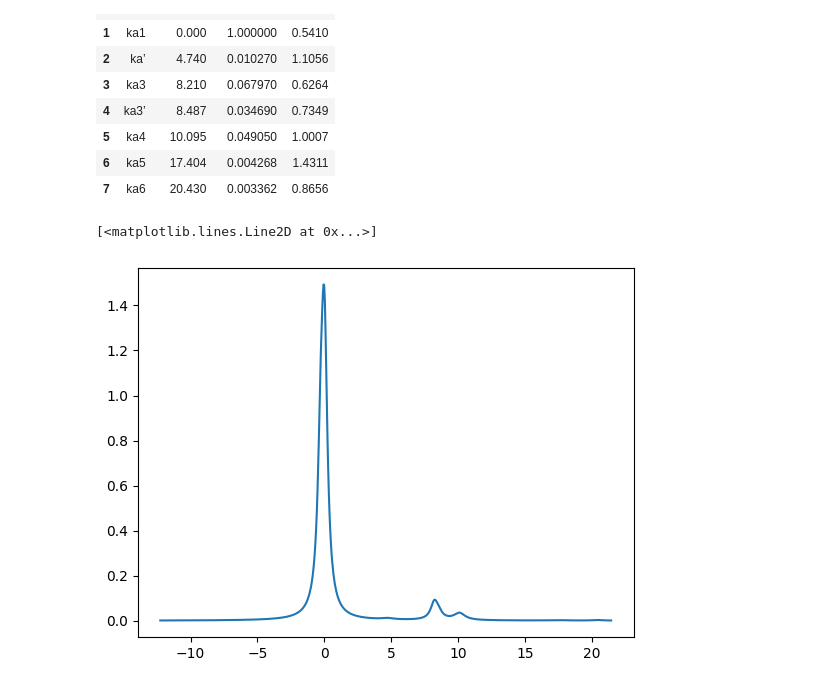
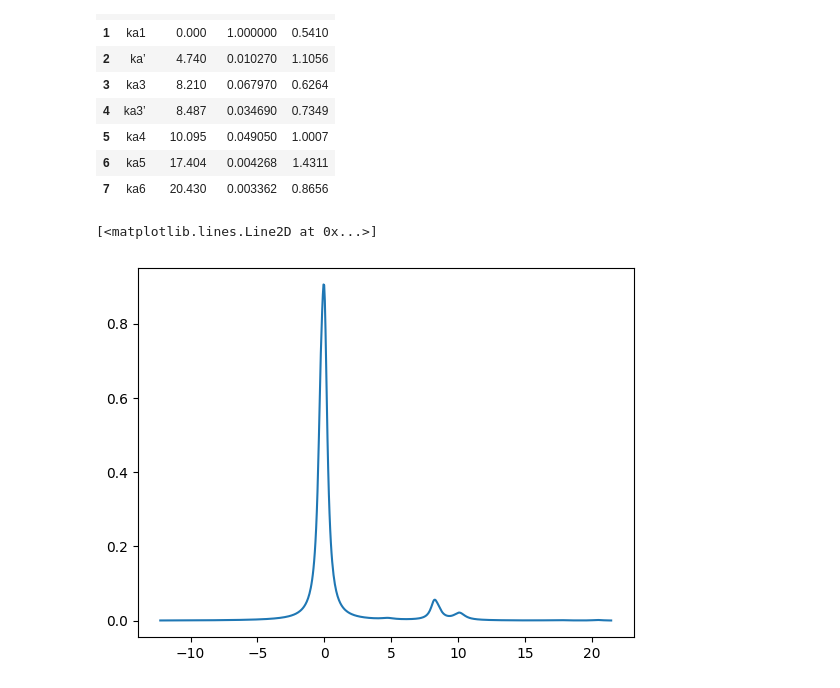
Before and after one commit to ChristianGeci/plntxps, a Jupyter notebook: satellite refactor/scratch paper.ipynb, the cells around one changed output. Cells and saved outputs as stored; diff of their text form; code cells hidden in the pictures.

```diff
--- a/satellite refactor/scratch paper.ipynb
+++ b/satellite refactor/scratch paper.ipynb
@@ -50,30 +50,32 @@ def get_source_spectrum_function(satellite_df):
 # %%
 def get_source_spectrum_kernel(satellite_df, dx, threshold = 1e-3):
     source_spectrum_function = get_source_spectrum_function(satellite_df)
 
     lowest_line_position = min(satellite_df['position'])
     highest_line_position = max(satellite_df['position'])
     f = get_source_spectrum_function(satellite_df)
     n = 1
     while True:
         if f(lowest_line_position - n) <= threshold:
             break
         n += 1
     lower_bound = lowest_line_position - n
     n = 1
     while True:
         if f(highest_line_position + n) <= threshold:
             break
         n += 1
     upper_bound = highest_line_position + n
 
     x_eval = np.arange(lower_bound, upper_bound + dx, dx)
+    y_eval = source_spectrum_function(x_eval)
+    norm = np.trapezoid(y_eval, x_eval)
 
-    return x_eval, source_spectrum_function(x_eval)
+    return x_eval, y_eval/norm
 
 
-x, y = get_source_spectrum_kernel(satellite_df, 0.05)
-plt.plot(x, y)
+sat_x, sat_y = get_source_spectrum_kernel(satellite_df, 0.05)
+plt.plot(sat_x, sat_y)
 # %% [output]
 [<matplotlib.lines.Line2D at 0x...>]
-[figure, old version]
+[figure, new version]
```
Also changed, not shown: parts of 4 cells of this notebook.
